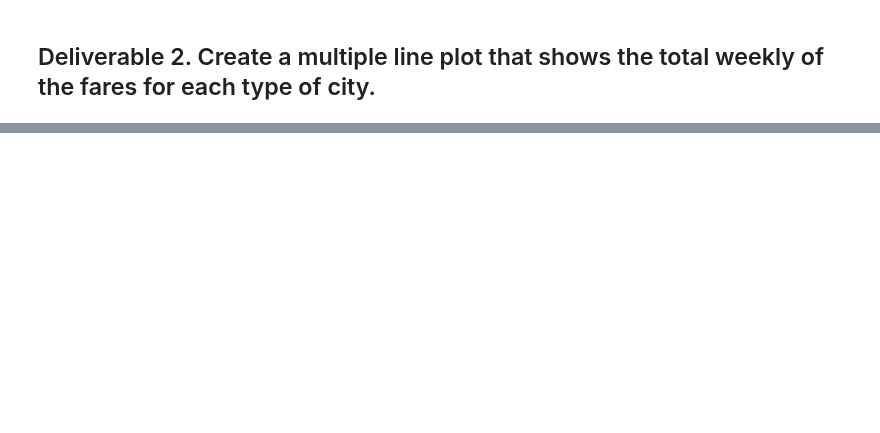
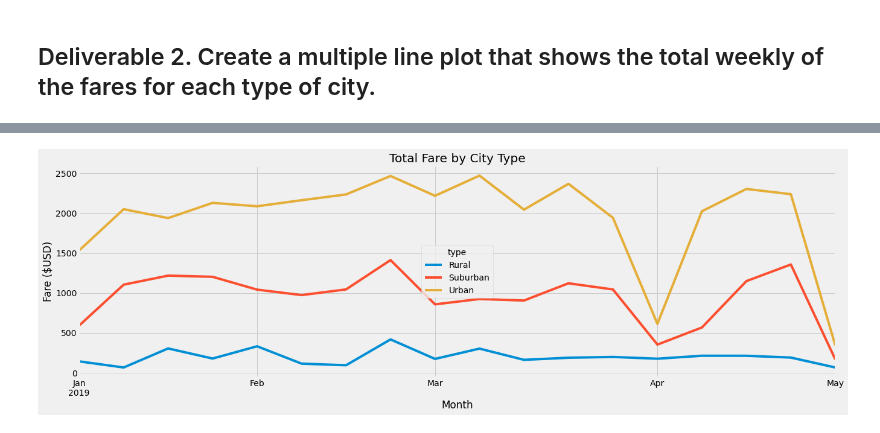
Before and after one commit to ParkerRHiggins/PyBer_Analysis, a Jupyter notebook: PyBer_Challenge.ipynb, the cells around one changed output, grey strips where cells are left out. Drawn from its saved outputs; the diff is of its cells as text; code cells hidden in the pictures; blank space fills up the shorter version.

```diff
--- a/PyBer_Challenge.ipynb
+++ b/PyBer_Challenge.ipynb
@@ -127,3 +159,8 @@ pyber_summary_data_df
 # %%
 # 4. Create a pivot table with the 'date' as the index, the columns ='type', and values='fare'
 # to get the total fares for each type of city by the date.
+pyber_pivot = pd.pivot_table(fare_by_type_df,
+                   values="fare",
+                   index=["date"],
+                   columns=["type"])
+pyber_pivot
@@ -130,2 +182,4 @@ pyber_summary_data_df
 # %%
 # 5. Create a new DataFrame from the pivot table DataFrame using loc on the given dates, '2019-01-01':'2019-04-29'.
+pyber_pivot_df = pyber_pivot.loc['1/1/2019':'4/29/2019']
+pyber_pivot_df
@@ -132,5 +201,6 @@ pyber_summary_data_df
 # %%
 # 6. Set the "date" index to datetime datatype. This is necessary to use the resample() method in Step 8.
 # df.index = pd.to_datetime(df.index)
+pyber_pivot_df.index = pd.to_datetime(pyber_pivot_df.index)
 # %%
 # 7. Check that the datatype for the index is datetime using df.info()
@@ -137,2 +219,4 @@ pyber_summary_data_df
 # %%
 # 8. Create a new DataFrame using the "resample()" function by week 'W' and get the sum of the fares for each week.
+week_pyber_pivot_df = pyber_pivot_df.resample('W').sum()
+week_pyber_pivot_df
@@ -139,7 +242,14 @@ pyber_summary_data_df
 # %%
 # 8. Using the object-oriented interface method, plot the resample DataFrame using the df.plot() function.
+ax = week_pyber_pivot_df.plot(figsize=(20, 6))
+
+ax.set_title("Total Fare by City Type")
+ax.set_ylabel("Fare ($USD)")
+ax.set_xlabel("Month")
 
 # Import the style from Matplotlib.
 from matplotlib import style
 # Use the graph style fivethirtyeight.
 style.use('fivethirtyeight')
+# %% [output]
+[figure, added]
```
Also changed, not shown: parts of 11 cells of this notebook.
